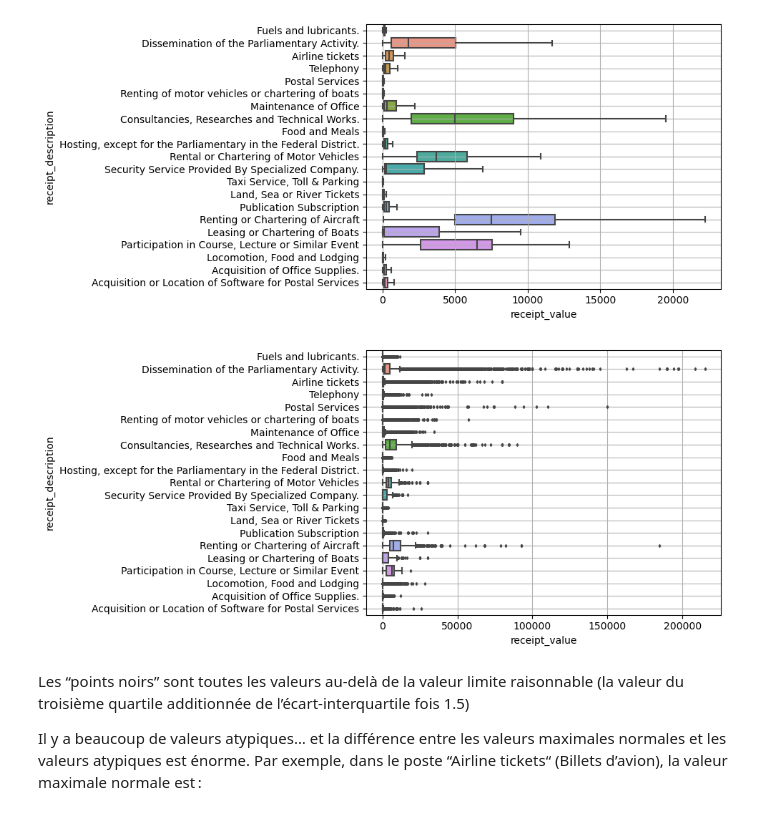
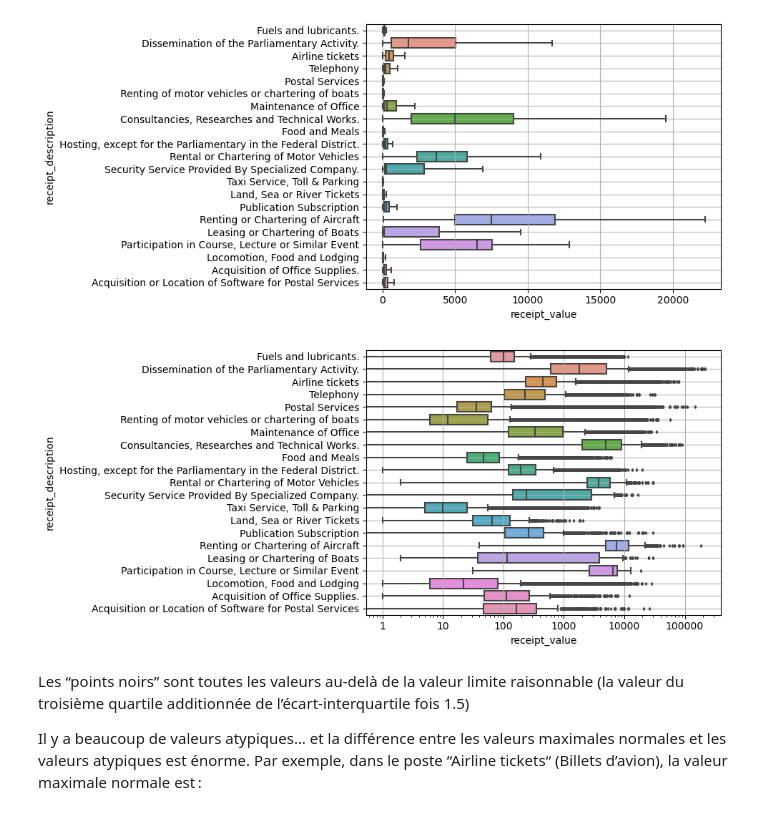
Before and after one commit to Listine/Travaux, a Jupyter notebook: Brazil_deputies_receipts.ipynb, the cells around one changed output. Drawn from its saved outputs; the diff is of its cells as text; code cells hidden in the pictures.

```diff
--- a/Brazil_deputies_receipts.ipynb
+++ b/Brazil_deputies_receipts.ipynb
@@ -175,11 +189,17 @@ plt.grid()
 # %% [output]
 [figure]
 # %%
+from matplotlib.ticker import ScalarFormatter
+
 # Avec les outliers
 sns.boxplot(data = df, y = 'receipt_description', x = 'receipt_value', fliersize = 2)
+plt.xscale('log')
+ax = plt.gca()
+for ticklabel in [ax.xaxis]:
+    ticklabel.set_major_formatter(ScalarFormatter())
 plt.grid()
 # %% [output]
-[figure, old version]
+[figure, new version]
 # %% [markdown]
 Les “points noirs” sont toutes les valeurs au-delà de la valeur limite raisonnable (la valeur du troisième quartile additionnée de l’écart-interquartile fois 1.5)
 
```
Also changed, not shown: parts of 69 cells of this notebook.
